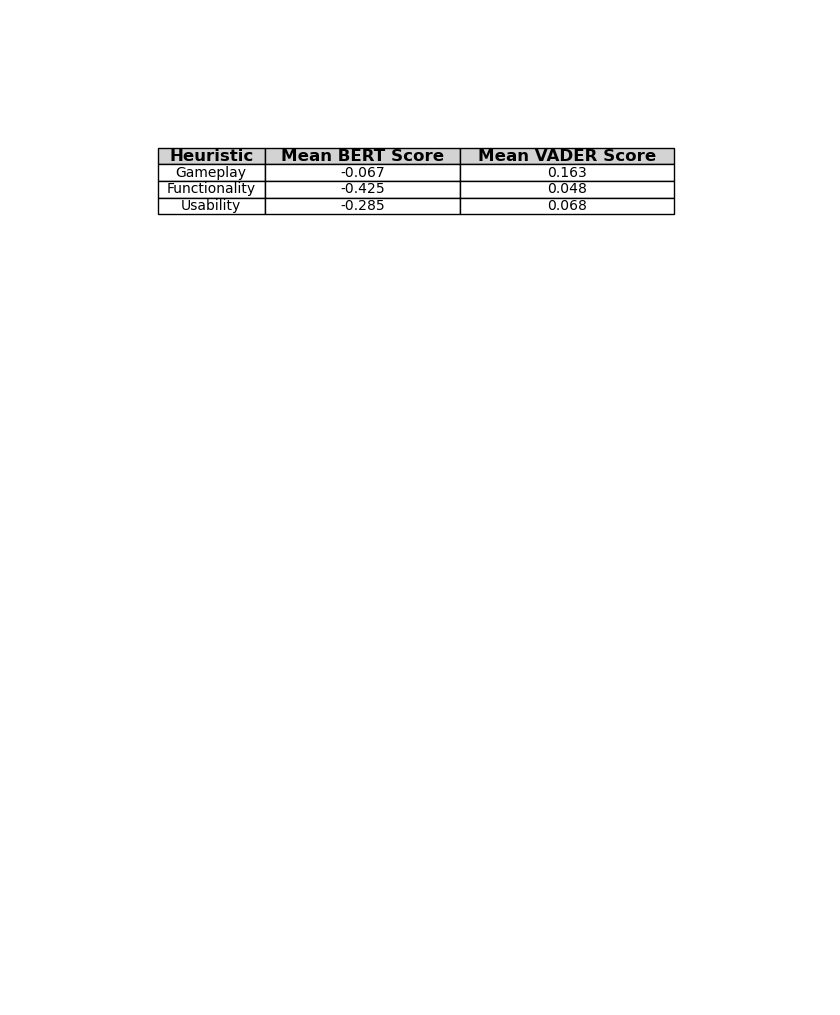
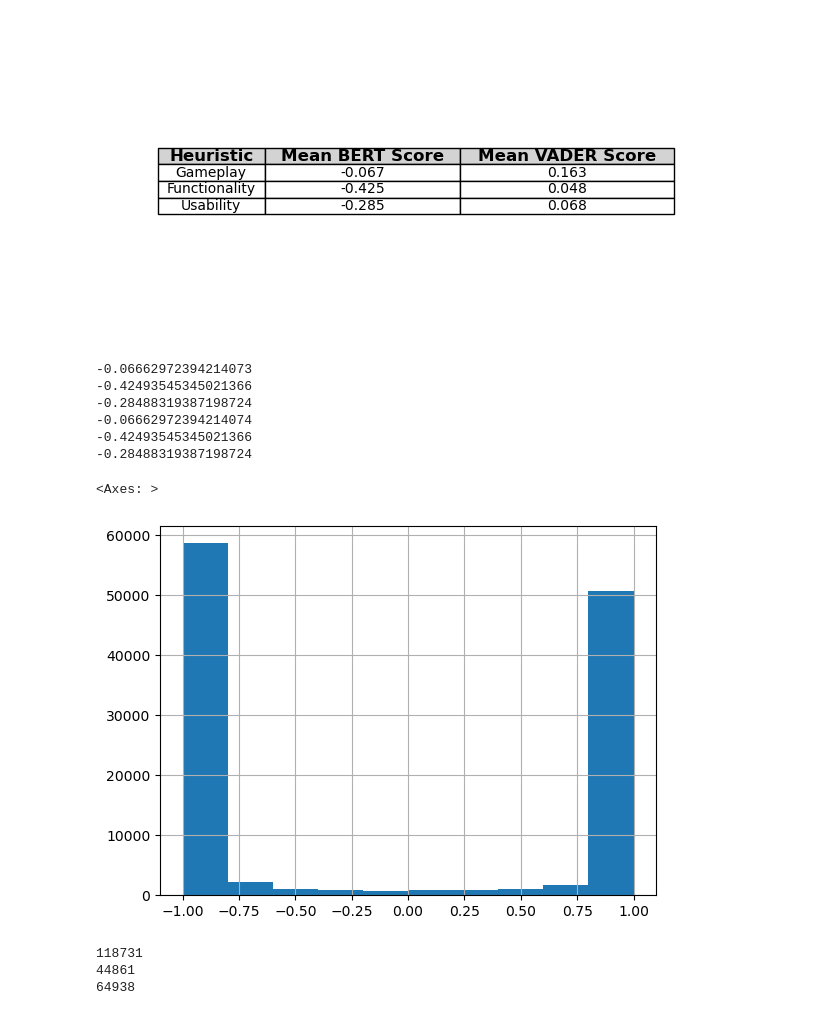
Before and after one commit to sabink6/game-pulse, a Jupyter notebook: post_filtering_sentiment_analysis.ipynb, the cells around one changed output. Saved outputs shown, nothing was run; the diff lists cells and outputs as text; code cells hidden in the pictures; blank space fills up the shorter version.

Commit message:
Generated additional plots

```diff
--- a/post_filtering_sentiment_analysis.ipynb
+++ b/post_filtering_sentiment_analysis.ipynb
@@ -307,3 +417,29 @@ for key, cell in table.get_celld().items():
 plt.show()
 # %% [output]
 [figure]
+# %%
+selected_df = [ g_set, f_set, u_set ]
+
+g_set['bert_score_normalised'] = g_set['bert_score'] * 2
+g_set['bert_score_normalised'] = g_set['bert_score_normalised'] - 1
+
+f_set['bert_score_normalised'] = f_set['bert_score'] * 2
+f_set['bert_score_normalised'] = f_set['bert_score_normalised'] - 1
+
+u_set['bert_score_normalised'] = u_set['bert_score'] * 2
+u_set['bert_score_normalised'] = u_set['bert_score_normalised'] - 1
+
+
+print(g_avg_bert)
+print(f_avg_bert)
+print(u_avg_bert)
+print(g_set['bert_score_normalised'].mean())
+print(f_set['bert_score_normalised'].mean())
+print(u_set['bert_score_normalised'].mean())
+# %% [output]
+-0.06662972394214073
+-0.42493545345021366
+-0.28488319387198724
+-0.06662972394214074
+-0.42493545345021366
+-0.28488319387198724
@@ -309,0 +448,13 @@ plt.show()
+# %%
+g_set['bert_score_normalised'].hist()
+# %% [output]
+<Axes: >
+[figure, added]
+# %%
+print(len(g_set['bert_score_normalised']))
+print(len(f_set['bert_score_normalised']))
+print(len(u_set['bert_score_normalised']))
+# %% [output]
+118731
+44861
+64938
```
Also changed, not shown: parts of 9 cells of this notebook, 3 other files.
